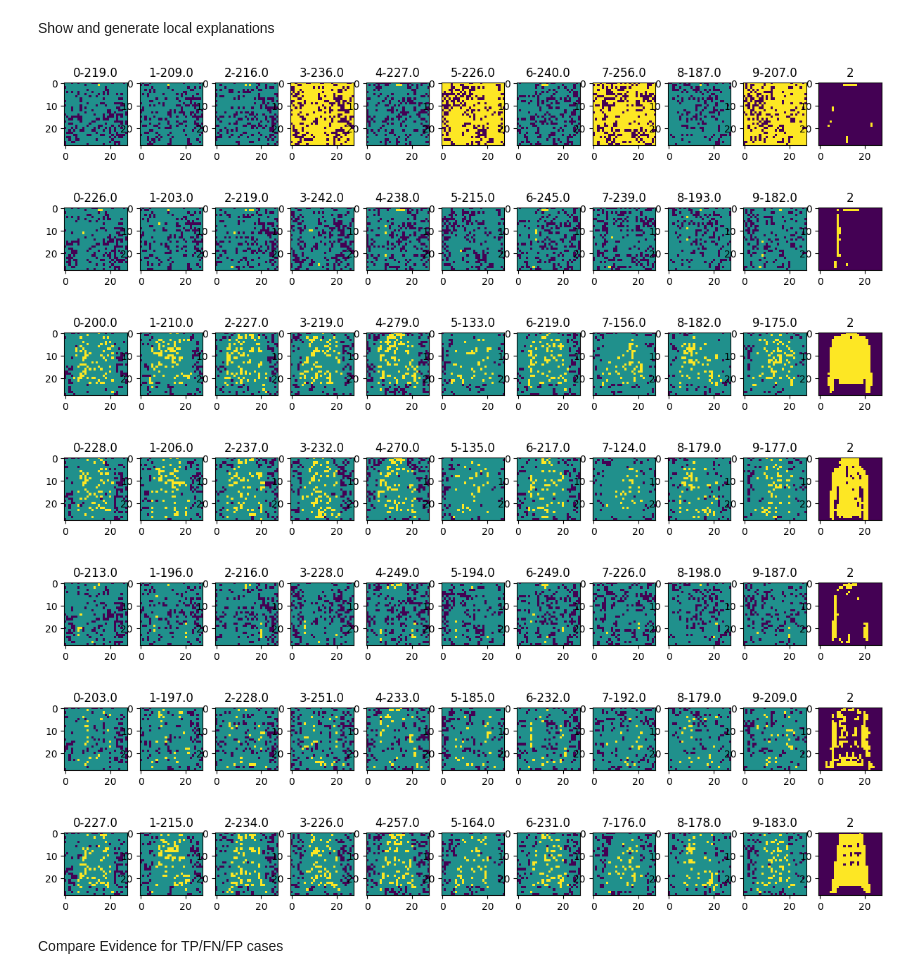
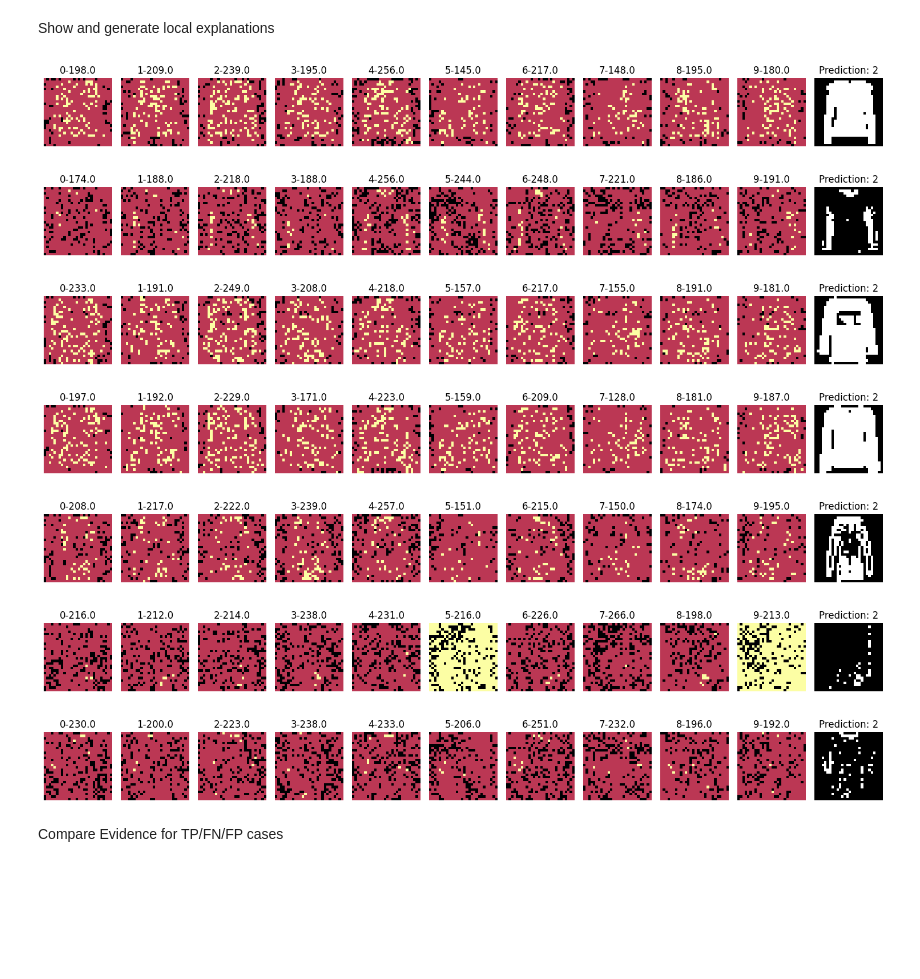
Before and after one commit to matheusmaldaner/ExpLogic, a Jupyter notebook: Main.ipynb, the cells around one changed output. Drawn from its saved outputs; the diff is of its cells as text; code cells hidden in the pictures; blank space fills up the shorter version.

```diff
--- a/Main.ipynb
+++ b/Main.ipynb
@@ -482,7 +467,7 @@ Epoch 11 Loss: 0.4486129771202517
 #### **Testing**
 # %%
 # testing loop to test inferences
-trained_models_dir = f'{dataset_name}_trained_models/'
+trained_models_dir = f'trained_models/{dataset_name}_trained_models/'
 
 # retrieves a list of all model files in the directory
 model_files = sorted([f for f in os.listdir(trained_models_dir) if f.endswith('.pth')])
@@ -533,7 +518,7 @@ Loading a specific model, mainly so that you can load the model without having t
 # %%
 model_name = 'model_001'
 # %%
-trained_models_dir = f'{dataset_name}_trained_models/'
+trained_models_dir = f'trained_models/{dataset_name}_trained_models/'
 
 with initialize(version_base=None, config_path="config", job_name="ExpLogic_Test"):
     model_cfg = compose(config_name=f"{dataset_name}_config_{shape[0]}x{shape[0]}")
@@ -574,7 +557,7 @@ Find the TP, TN, FP, FN instances, and use this to create sub-datasets for speci
 
 If you get stuck trying to run the following, restart the kernel and set "saved" to True
 # %%
-saved = True  # Set to True after the first successful run
+saved = False  # Set to True after the first successful run
 
 # Define file paths for saving data
 train_data_file = "train_data.pkl"
@@ -668,7 +650,7 @@ p_maps = []
 sp_graphs = []
 sp_diffs = []
 for j, output_node in enumerate(outputs):
-    p_maps.append(cv2.imread(f"{dataset_name}_averages/average_{j}.png")[4:24,4:24,1]/255)
+    p_maps.append(cv2.imread(f"averaged_images/{dataset_name}_averages/average_{j}.png")[4:24,4:24,1]/255)
     sp_graph  = copy.deepcopy(gall)
     sp_graph.compute_sp(p_maps[j])
     sp_graphs.append(sp_graph)
@@ -1005,48 +996,59 @@ class_num = 2
 model.flatten = lambda x: torch.flatten(x).reshape(1, shape[0] * shape[1])
 
 def visualize_class_data(g, data, outputs, ax, mode, thresholds):
+    """
+    Visualizes the class data and overlays the explanations.
+    """
     for i, output_node in enumerate(outputs):
         im = []
         for threshold in thresholds:
             img, fan_in, pixels = visualize_fan_in(g.g, output_node, threshold, True, False)
             im.append(img)
 
         img = np.average(im, axis=0)
         overlap = np.array(img.flatten() == (data * 2 - 1).cpu().detach().numpy()).astype(int)
 
-        ax[i].imshow((img.flatten() * overlap).reshape((shape[0], shape[1], 1)))
-        ax[i].title.set_text(f"{i}-{np.sum(np.abs(img))}")
+        # Overlay the explanation and display
+        ax[i].imshow((img.flatten() * overlap).reshape((shape[0], shape[1], 1)), cmap="inferno")
+        ax[i].set_title(f"{i}-{np.sum(np.abs(img))}")
+        ax[i].axis("off")  # Turn off the axes for cleaner display
 
-    ax[len(outputs)].imshow(data.reshape((shape[0], shape[1], 1)))
-    ax[len(outputs)].title.set_text(f"{np.argmax(np.array(g.forward(data.float().view(1, -1)).cpu().detach()))}")
+    # Show the input data
+    ax[len(outputs)].imshow(data.reshape((shape[0], shape[1], 1)), cmap="gray")
+    ax[len(outputs)].set_title(f"Prediction: {np.argmax(np.array(g.forward(data.float().view(1, -1)).cpu().detach()))}")
+    ax[len(outputs)].axis("off")  # Turn off the axes for cleaner display
 
-
+# Main Loop
 for k, (data, label) in enumerate(class_specific_datasets[f'{p_type}_class'][class_num].dataset):
     g = lg.LogicGraph(model)
 
     # Compute either sf or sp based on the mode
     if mode == "sf":
         g.compute_sf(data.unsqueeze(0).to(float))
     elif mode == "sp":
-        g.compute_sf(data.unsqueeze(0).to(float))
+        g.compute_sp(data.unsqueeze(0).to(float))
 
+    # Set up the figure
     fig, ax = plt.subplots(1, len(outputs) + 1, figsize=(15, 10))
 
-    # Call the function to handle the visualization logic
+    # Visualize the class data
     visualize_class_data(g, data, outputs, ax, mode, thresholds)
 
+    # Display the visualization
+    plt.tight_layout()  # Ensure everything fits nicely
     plt.show()
 
+    # Stop after showing 5 images
     if k > 5:
         break
 # %% [output]
-[figure, old version]
+[figure, new version]
-[figure, old version]
+[figure, new version]
-[figure, old version]
+[figure, new version]
-[figure, old version]
+[figure, new version]
-[figure, old version]
+[figure, new version]
-[figure, old version]
+[figure, new version]
-[figure, old version]
+[figure, new version]
 # %% [markdown]
 Compare Evidence for TP/FN/FP cases
 # %%
```
Also changed, not shown: parts of 12 cells of this notebook, 28 other files.
